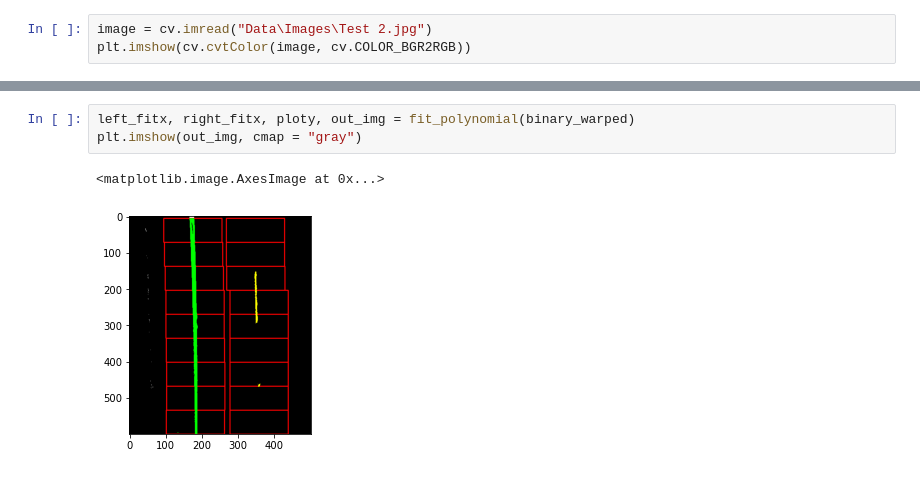
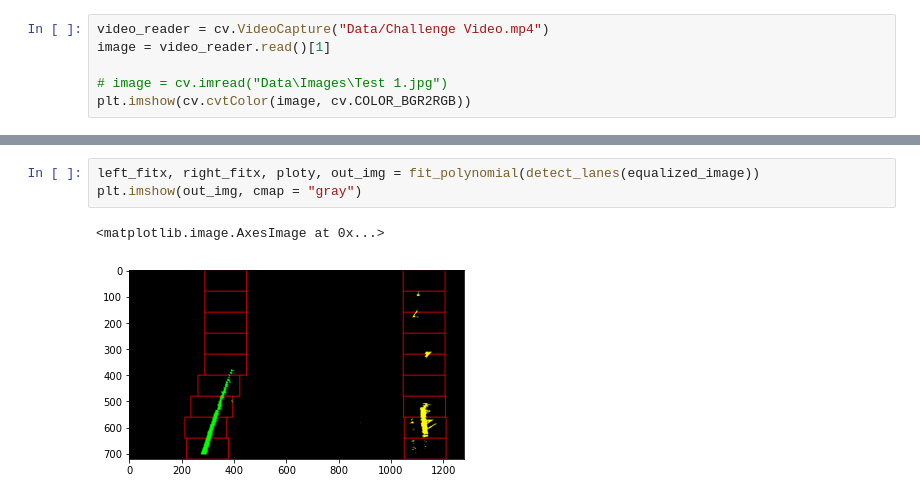
Before and after one commit to Ahmedkhalifa1999/Simple-Perception-Stack-for-Self-Driving-Car, a Jupyter notebook: lane_detection.ipynb, the cells around one changed output, grey strips where cells are left out. Cells and saved outputs as stored; diff of their text form.

```diff
--- a/lane_detection.ipynb
+++ b/lane_detection.ipynb
@@ -9,5 +12,8 @@ from modules.line_finding import *
 # %%
-image = cv.imread("Data\Images\Test 2.jpg")
+video_reader = cv.VideoCapture("Data/Challenge Video.mp4")
+image = video_reader.read()[1]
+
+# image = cv.imread("Data\Images\Test 1.jpg")
 plt.imshow(cv.cvtColor(image, cv.COLOR_BGR2RGB))
 # %% [output]
 <matplotlib.image.AxesImage at 0x...>
@@ -23,6 +34,6 @@ plt.imshow(binary_warped, cmap = "gray")
 # %%
-left_fitx, right_fitx, ploty, out_img = fit_polynomial(binary_warped)
+left_fitx, right_fitx, ploty, out_img = fit_polynomial(detect_lanes(equalized_image))
 plt.imshow(out_img, cmap = "gray")
 # %% [output]
 <matplotlib.image.AxesImage at 0x...>
-[figure, old version]
+[figure, new version]
```
Also changed, not shown: parts of 7 cells of this notebook, 3 other files.
